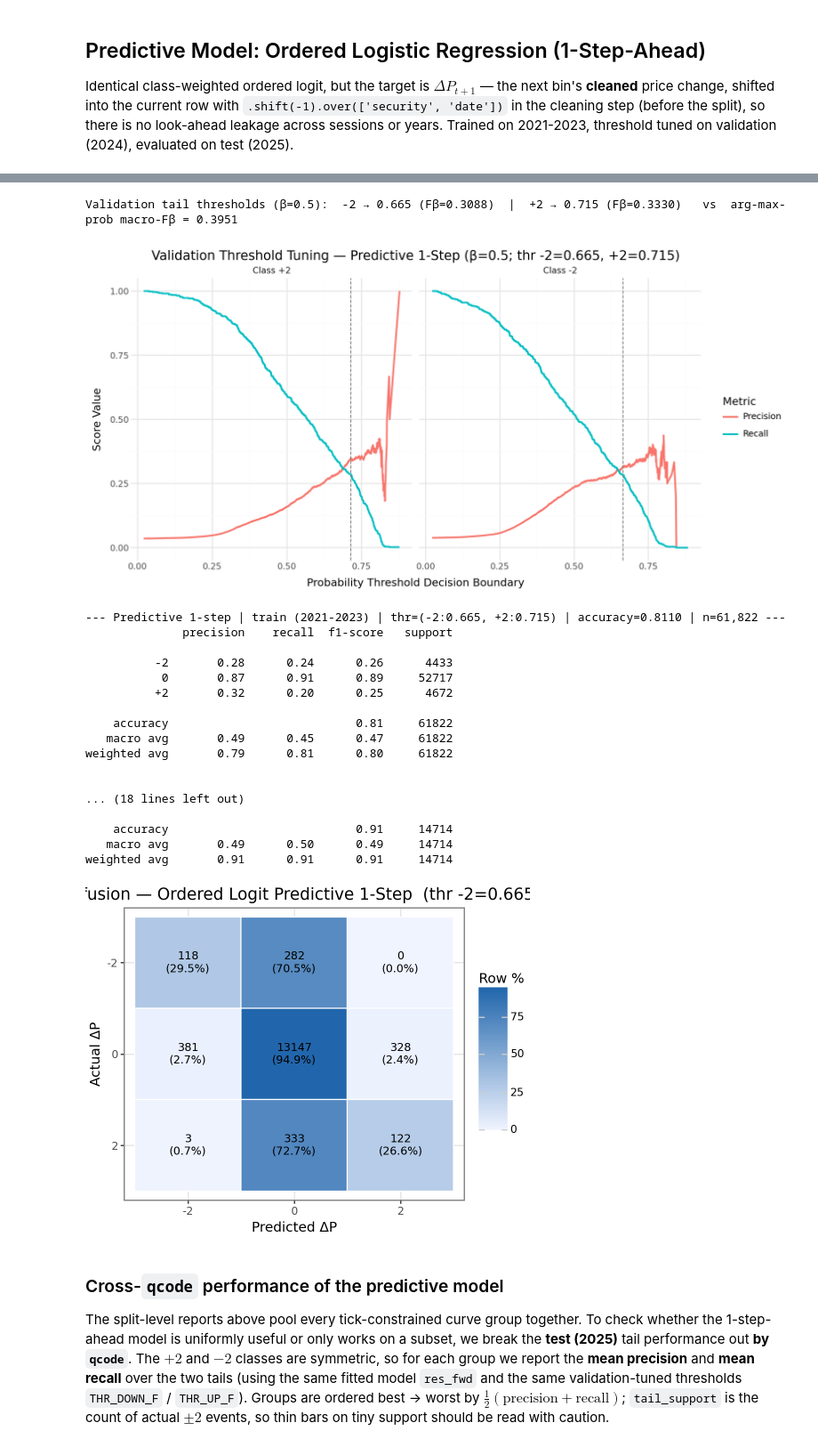
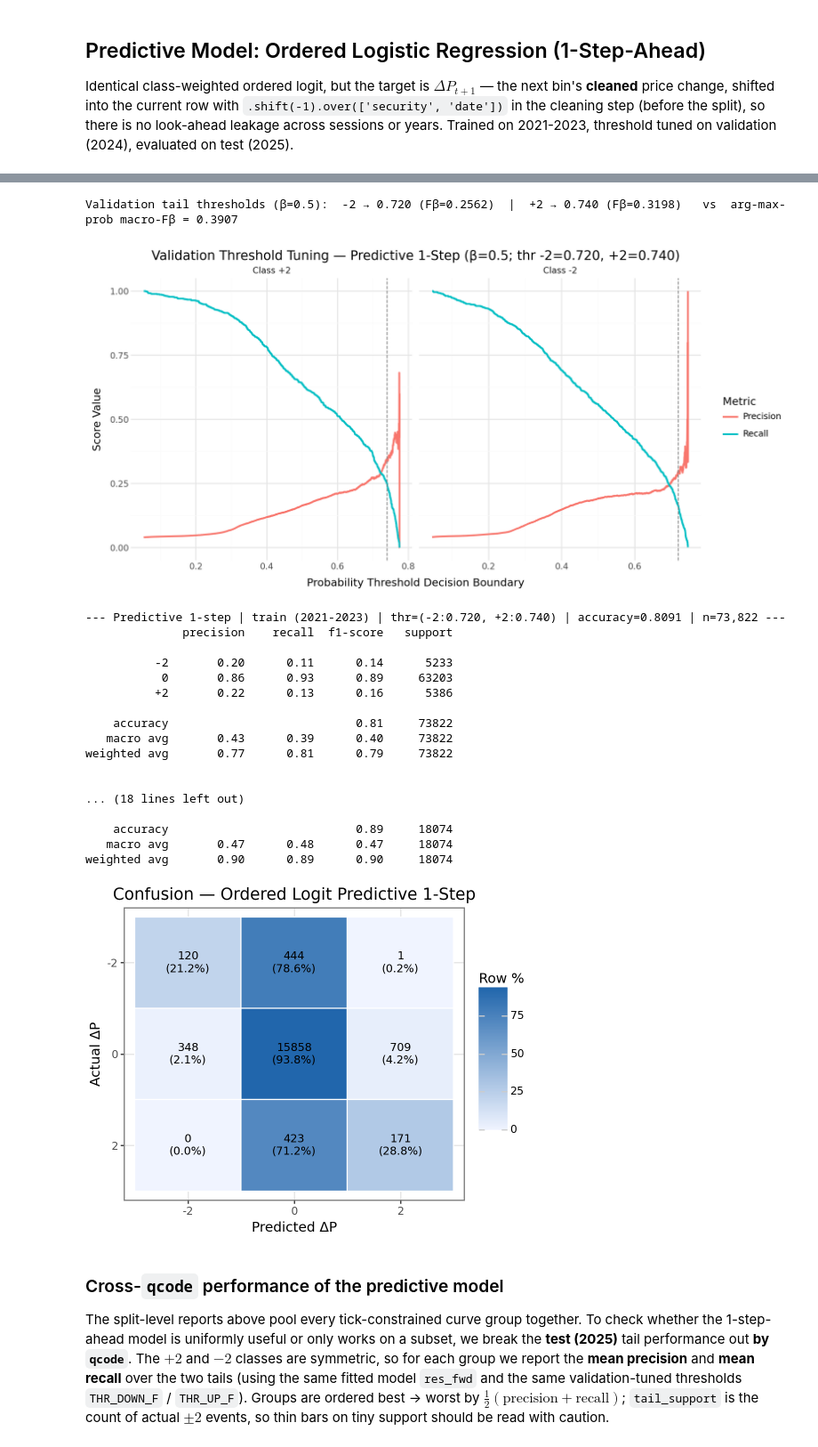
Before and after one commit to qe-internship-wjw/ip1, a Jupyter notebook: notebooks/02b_regressions_tc.ipynb, the cells around one changed output, grey strips where cells are left out. Shown at 89% size. Drawn from its saved outputs; the diff is of its cells as text; code cells hidden in the pictures.

```diff
--- a/notebooks/02b_regressions_tc.ipynb
+++ b/notebooks/02b_regressions_tc.ipynb
@@ -34,6 +36,6 @@ df_combined : (1827217, 29)
 # %%
 df_fut = df_combined.join(df_cs, on=['security'], how='anti')
-df_signals = generate_signals(df_cs, df_fut, train_end=TRAIN_END)                       # replaces cells 10–11
+df_signals = generate_signals(df_cs, df_fut, train_end=TRAIN_END, normalization='rolling')                       # replaces cells 10–11
 # Augment each spread bin with the BUY/SELL leg outright OBI/STV (resolved via
 # IS_CONVENTION_BUY_NEAR) -> adds buy_obi / buy_stv / sell_obi / sell_stv.
 df_signals = attach_leg_signals(df_signals, df_combined)
@@ -89,24 +60,0 @@ Proportion of outliers (>= 5 std) in sell_stv: 0.0871%
-# %%
-# Define the range multiplier (k)
-k = 6
-columns_to_clip = ['noi', 'ofi', 'stv', 'buy_stv', 'sell_stv']
-
-# Create a list of expressions to apply clipping
-clipping_expressions = []
-
-for col in columns_to_clip:
-    # Calculate statistics
-    mean_val = df_signals_tc[col].mean()
-    std_val = df_signals_tc[col].std()
-
-    # Calculate the bounds: [mean - k * std, mean + k * std]
-    lower_bound = mean_val - (k * std_val)
-    upper_bound = mean_val + (k * std_val)
-
-    # Create the clipping expression
-    clipping_expressions.append(
-        pl.col(col).clip(lower_bound, upper_bound)
-    )
-
-# Apply the clipping to the DataFrame
-df_signals_tc = df_signals_tc.with_columns(clipping_expressions)
@@ -282,6 +257,6 @@ years. Trained on 2021-2023, threshold tuned on validation (2024), evaluated on
 # %%
 res_fwd, data_fwd, _ = fit_ordered_logit(
     df_signals_tc_clean, TRAIN_SPLIT, VAL_SPLIT, TEST_SPLIT,
-    target_col='delta_p_fwd', label='Predictive 1-step (tick-constrained)', verbose=True,
+    target_col='delta_p_fwd', label='Predictive 1-step (tick-constrained)', verbose=True, feature_cols=['obi']
 )
 # %% [output]
@@ -331,37 +308,36 @@ thr_lines_f = pd.DataFrame({'Class': ['Class -2', 'Class +2'], 'thr': [THR_DOWN_
     + theme(figure_size=(10, 5))
 )
 # %% [output]
-Validation tail thresholds (β=0.5):  -2 → 0.665 (Fβ=0.3088)  |  +2 → 0.715 (Fβ=0.3330)   vs  arg-max-prob macro-Fβ = 0.3951
+Validation tail thresholds (β=0.5):  -2 → 0.720 (Fβ=0.2562)  |  +2 → 0.740 (Fβ=0.3198)   vs  arg-max-prob macro-Fβ = 0.3907
-[figure, old version]
+[figure, new version]
 # %%
 # --- Apply the validation-tuned thresholds: reports for all splits + TEST confusion matrix ---
 report_all_splits(data_fwd, THR_DOWN_F, THR_UP_F, 'Predictive 1-step', split_labels=YEAR_LABEL)
 
 y_test_f, probs_test_f = data_fwd['test']
 confusion_tile(
     y_test_f, assign_classes(probs_test_f, THR_DOWN_F, THR_UP_F),
-    title=f'Test (2025) Confusion — Ordered Logit Predictive 1-Step  '
-          f'(thr -2={THR_DOWN_F:.3f}, +2={THR_UP_F:.3f})',
+    title='Confusion — Ordered Logit Predictive 1-Step',
 )
 # %% [output]
---- Predictive 1-step | train (2021-2023) | thr=(-2:0.665, +2:0.715) | accuracy=0.8110 | n=61,822 ---
+--- Predictive 1-step | train (2021-2023) | thr=(-2:0.720, +2:0.740) | accuracy=0.8091 | n=73,822 ---
               precision    recall  f1-score   support
 
-          -2       0.28      0.24      0.26      4433
-           0       0.87      0.91      0.89     52717
-          +2       0.32      0.20      0.25      4672
+          -2       0.20      0.11      0.14      5233
+           0       0.86      0.93      0.89     63203
+          +2       0.22      0.13      0.16      5386
 
-    accuracy                           0.81     61822
-   macro avg       0.49      0.45      0.47     61822
-weighted avg       0.79      0.81      0.80     61822
+    accuracy                           0.81     73822
+   macro avg       0.43      0.39      0.40     73822
+weighted avg       0.77      0.81      0.79     73822
 
 
 ... (18 lines left out)
 
-    accuracy                           0.91     14714
-   macro avg       0.49      0.50      0.49     14714
-weighted avg       0.91      0.91      0.91     14714
+    accuracy                           0.89     18074
+   macro avg       0.47      0.48      0.47     18074
+weighted avg       0.90      0.89      0.90     18074
-[figure, old version]
+[figure, new version]
 # %% [markdown]
 ### Cross-`qcode` performance of the predictive model
 
```
Also changed, not shown: parts of 15 cells of this notebook, 2 other files.
